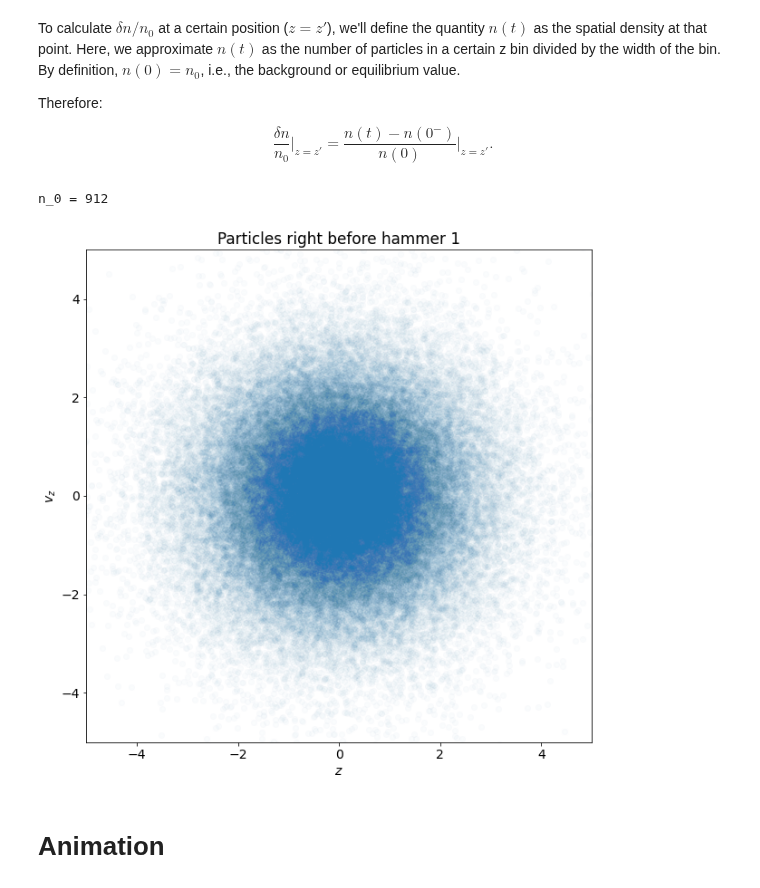
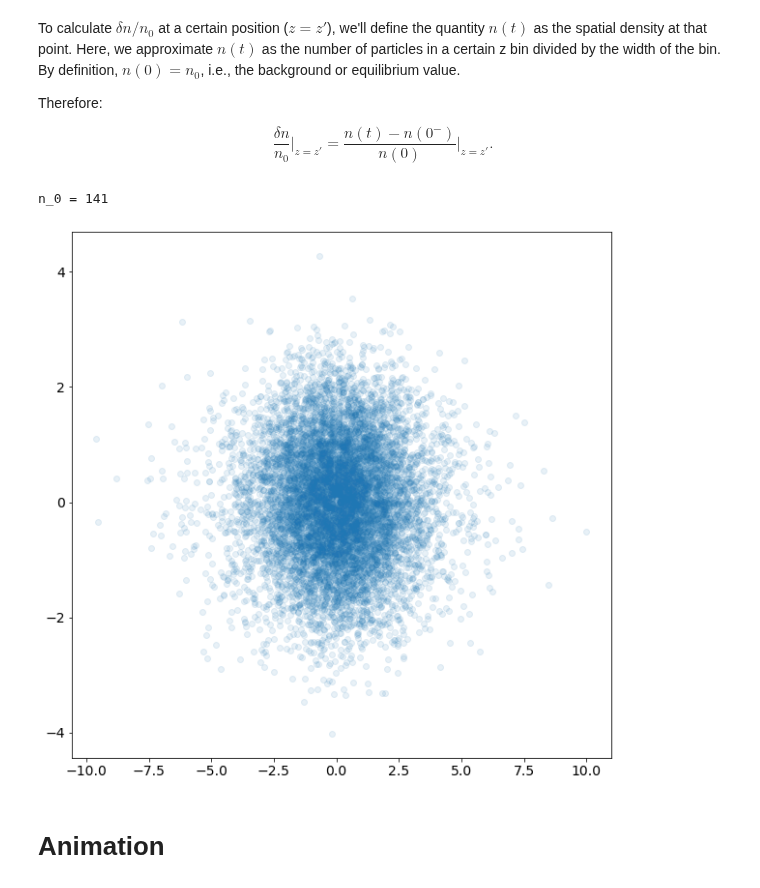
Before and after one commit to Jupiter1994/plasma-echo, a Jupyter notebook: Leapfrogging Particle Trajectories.ipynb, the cells around one changed output. Cells and saved outputs as stored; diff of their text form; code cells hidden in the pictures.

```diff
--- a/Leapfrogging Particle Trajectories.ipynb
+++ b/Leapfrogging Particle Trajectories.ipynb
@@ -164,11 +162,11 @@ n1, n2 = 1, 3
 A1, A2 = 0.1, 0.2
 
 # define ts, thetas, and Js; and, corresponding Cartesian coords
-N = (int) (1e5) # number of particles
+N = (int) (1e4) # number of particles
 
 # time range
 tmin = 0
-tmax = 200
+tmax = 10
 tstep = 0.05
 ts = np.arange(tmin, tmax+tstep, tstep)
 
@@ -195,33 +193,33 @@ $$\frac{\delta n}{n_0} \Big|_{z=z'} = \frac{n(t) - n(0^-)}{n(0)}\Big|_{z=z'}.$$
 # %%
 # calculate n_0 and plot initial condition
 z_tolerance = 5e-2
-plot_initial_distro = True
+plot_initial_distro = False
 
 fig = plt.figure(figsize=(10,10))
-scat = plt.scatter(zs, vzs, alpha=0.02)
+scat = plt.scatter(zs, vzs, alpha=0.1)
 
 # number of particles at t=0 within z_tolerance at a z coordinate; this is the
 # "background" distribution
 z_offset = 1.5
 n_0 = np.sum(np.abs(zs - z_offset) < z_tolerance)
 print(f'n_0 = {n_0}')
 
 if plot_initial_distro:
 
-    xlimit = 5
+    xlimit = 12
     ylimit = 5
     plt.xlim(-xlimit, xlimit)
     plt.ylim(-ylimit, ylimit)
 
     plt.xlabel(r"$z$")
     plt.ylabel(r"$v_z$")
 
     plt.title('Particles right before hammer 1')
 
     plt.show()
 # %% [output]
-n_0 = 912
+n_0 = 141
-[figure, old version]
+[figure, new version]
 # %% [markdown]
 # Animation
 # %%
```
Also changed, not shown: parts of 10 cells of this notebook, 1 other file.
